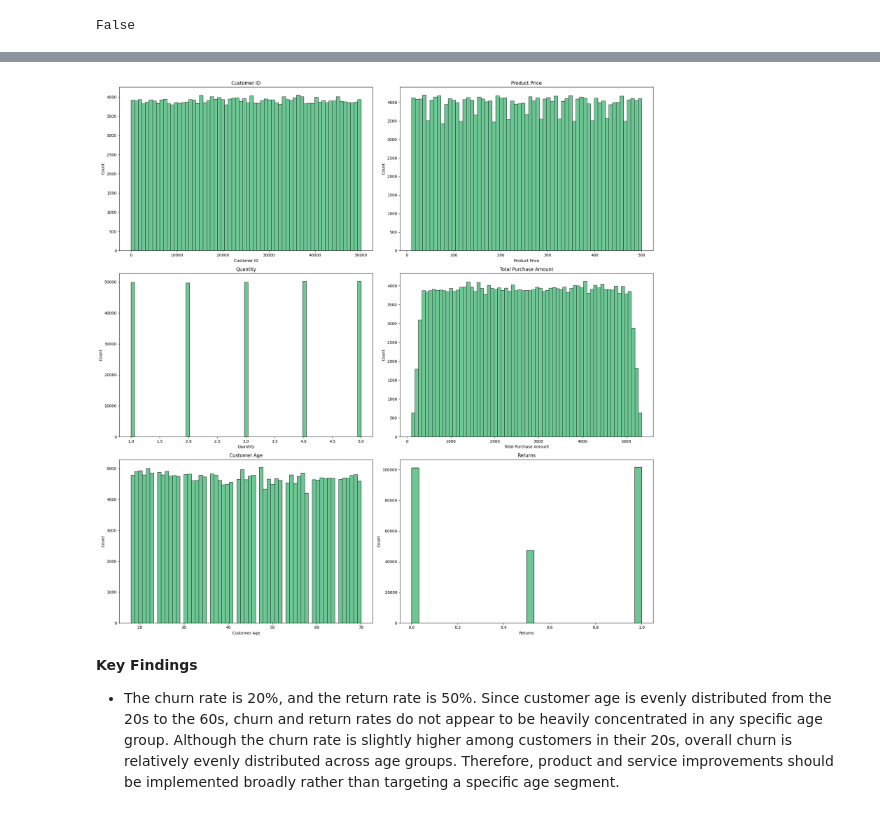
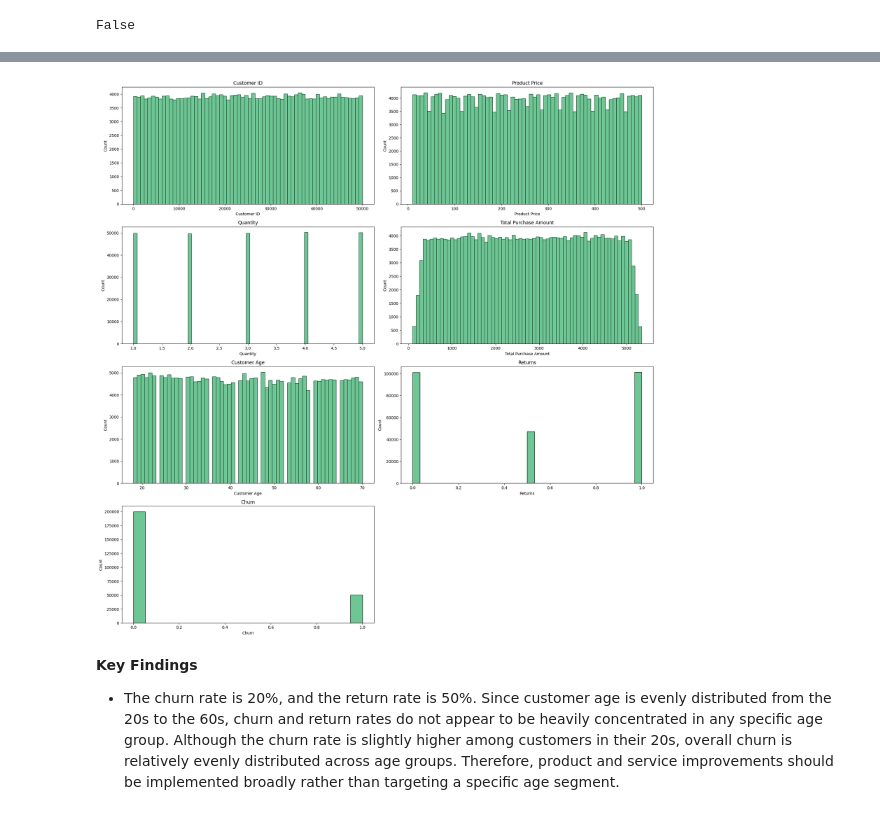
Before and after one commit to RayKwon2040/E-Commerce-CLV-Prediction, a Jupyter notebook: E_Commerce_CLV(Customer_Life_Value)_Prediction_.ipynb, the cells around one changed output, grey strips where cells are left out. Saved outputs shown, nothing was run; the diff lists cells and outputs as text; code cells hidden in the pictures.

```diff
--- a/E_Commerce_CLV(Customer_Life_Value)_Prediction_.ipynb
+++ b/E_Commerce_CLV(Customer_Life_Value)_Prediction_.ipynb
@@ -143,7 +143,7 @@ False
 import matplotlib.pyplot as plt
 import seaborn as sns
 
-fig, axes = plt.subplots(figsize=(20,20), ncols=2, nrows=3)
+fig, axes = plt.subplots(figsize=(20,20), ncols=2, nrows=4)
 axes = axes.flatten() # Flatten the 3x3 array of axes into a 1D array for easier indexing
 
 plot_idx = 0 # Initialize a counter for the subplots
@@ -168,4 +167,4 @@ Warning: Not enough subplots for all numeric columns. Skipping Churn
-[figure, old version]
+[figure, new version]
 # %% [markdown]
 **Key Findings**
 
```
Also changed, not shown: parts of 9 cells of this notebook.
